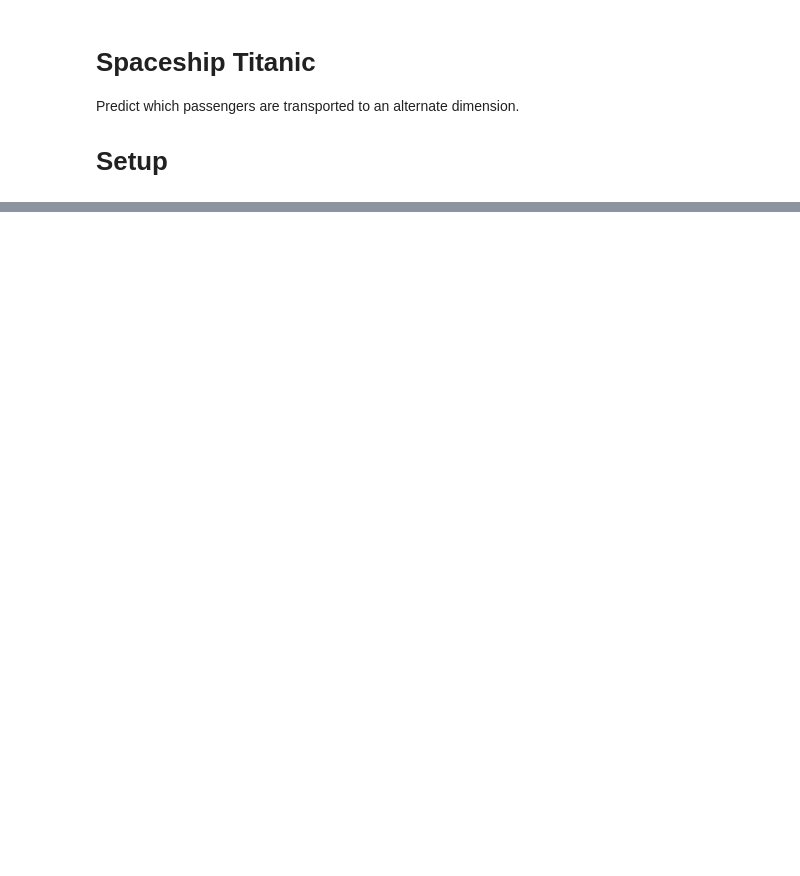
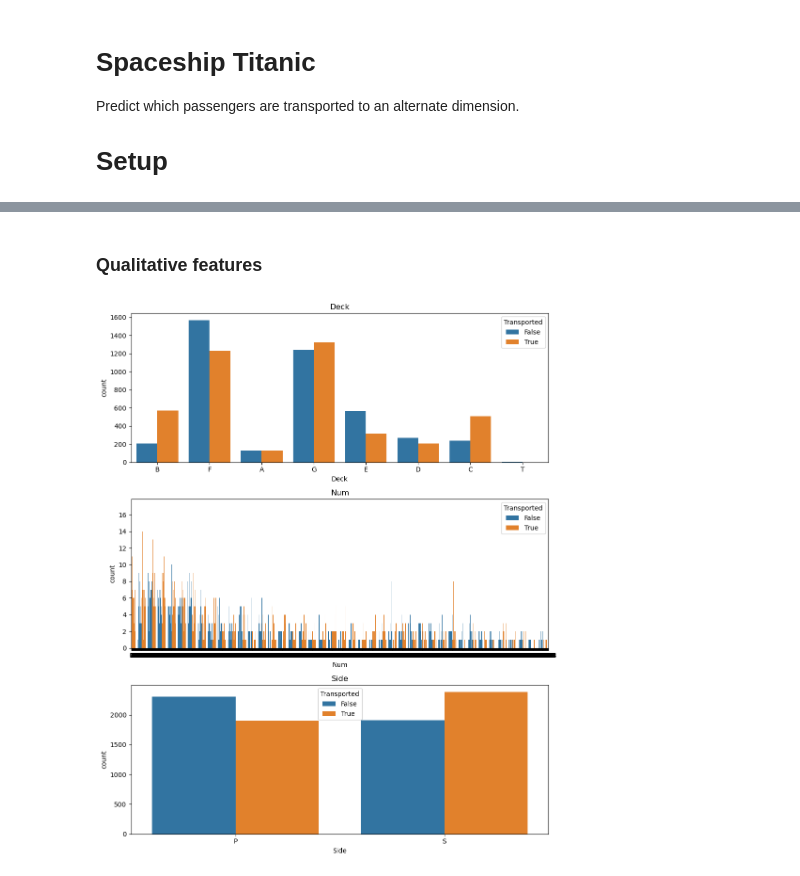
Before and after one commit to masmeert/kaggle-spaceship-titanic, a Jupyter notebook: spaceship.ipynb, the cells around one changed output, grey strips where cells are left out. Cells and saved outputs as stored; diff of their text form; code cells hidden in the pictures; blank space fills up the shorter version.

```diff
--- a/spaceship.ipynb
+++ b/spaceship.ipynb
@@ -135,4 +6,0 @@ Using the conclusions drawn above, we can improve our set of features.
-# %%
-# Are there any missing values?
-for df in all_df:
-    bprint(df["Age"].isna().sum())
@@ -350,6 +6,0 @@ for df in all_df:
-# %%
-for df in all_df:
-    df.drop("Name", axis=1, inplace=True)
-    df.drop("VIP", axis=1, inplace=True)
-
-print(train.head(5))
@@ -396,0 +67,10 @@ submission.to_csv("submission.csv", index=False)
+# %%
+categorical_features = ["VIP", "CryoSleep", "HomePlanet", "Destination"]
+
+fig = plt.figure(figsize=(10, 16))
+for i, feature in enumerate(categorical_features):
+    ax = fig.add_subplot(4, 2, i + 1)
+    sns.countplot(data=input_df, x=feature, hue="Transported", axes=ax)
+    ax.set_title(feature)
+plt.tight_layout()
+plt.show()
@@ -396,0 +79,19 @@ submission.to_csv("submission.csv", index=False)
+# %% [markdown]
+### Qualitative features
+# %%
+# Extract features from Cabin
+new_cols = ["Deck", "Num", "Side"]
+for df in all_df:
+    df[new_cols] = df["Cabin"].str.split("/", expand=True)
+
+# Plot
+fig = plt.figure(figsize=(10, 12))
+for i, feature in enumerate(new_cols):
+    ax = fig.add_subplot(3, 1, i + 1)
+    sns.countplot(data=input_df, x=feature, hue="Transported", ax=ax)
+    ax.set_title(feature)
+
+fig.tight_layout()
+plt.show()
+# %% [output]
+[figure, added]
```
Also changed, not shown: parts of 64 cells of this notebook.
